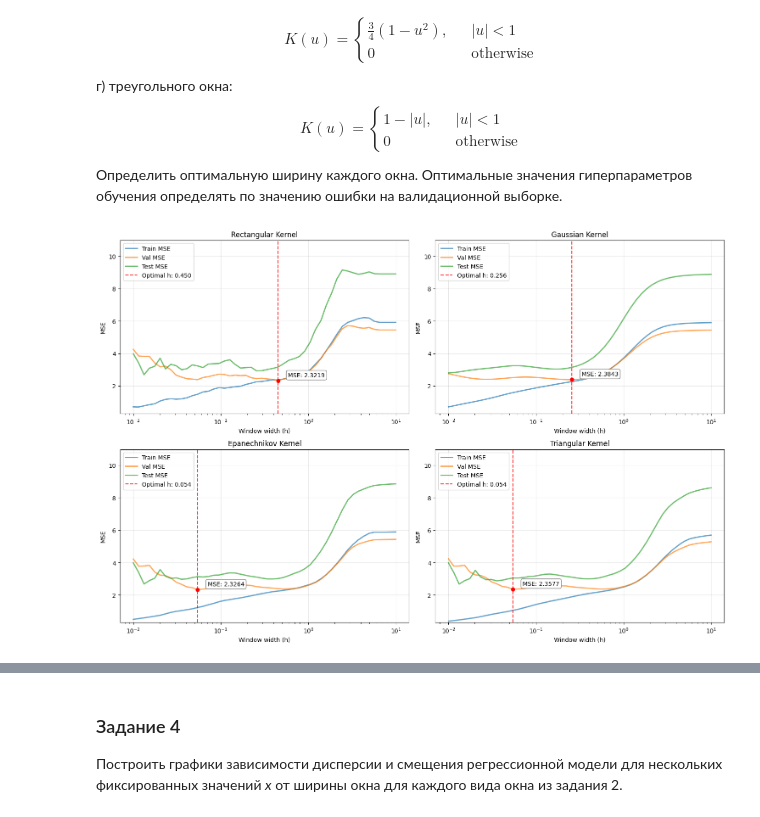
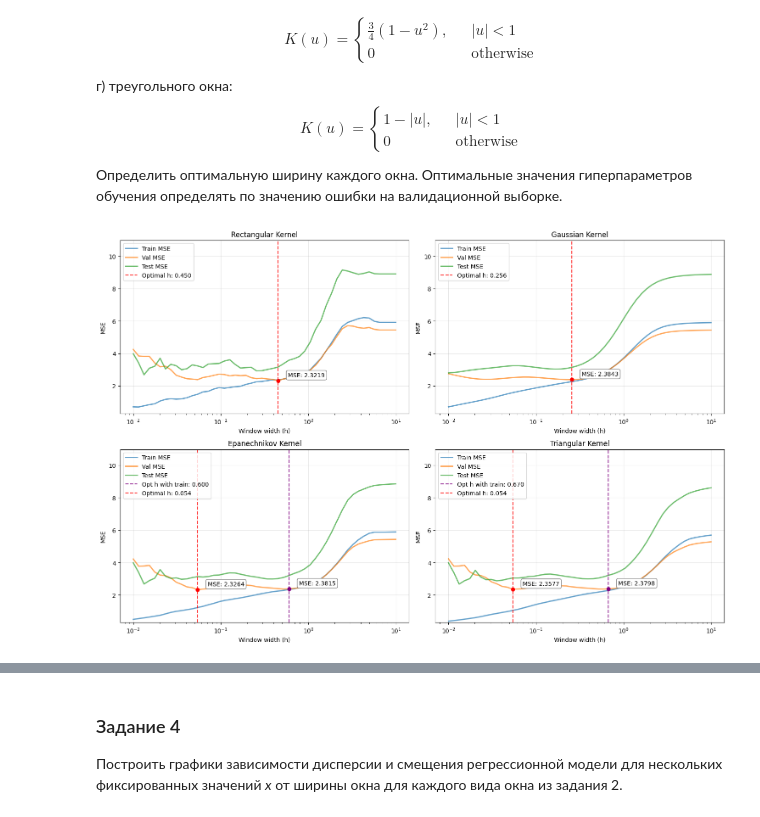
Before and after one commit to nekit2-002/ml-labs, a Jupyter notebook: laba3/laba3.ipynb, the cells around one changed output, grey strips where cells are left out. Cells and saved outputs as stored; diff of their text form; code cells hidden in the pictures.

```diff
--- a/laba3/laba3.ipynb
+++ b/laba3/laba3.ipynb
@@ -111,24 +87,14 @@ val_data.describe()
 в) 50
 # %%
 def fit_bin_regression(train_df, n_bins):
-    """Создание модели биновой регрессии"""
-    # Создаем интервалы с метками
     bins = pd.cut(train_df.iloc[:, 0], bins=n_bins)
-
-    # Сохраняем границы интервалов для предсказаний
     bin_edges = bins.cat.categories.right.to_numpy()
-
-    # Рассчитываем средние значения
     bin_means = train_df.groupby(bins, observed=False)[train_df.columns[1]].mean()
 
     return bin_means, bin_edges
 # %%
 def predict_bin_regression(x_values, bin_means, bin_edges):
-    """Предсказание значений по биновой модели"""
-    # Определяем принадлежность к бинам через границы
     bin_indices = np.digitize(x_values, bin_edges, right=False) - 1
-
-    # Ограничиваем индексы в допустимых пределах
     bin_indices = np.clip(bin_indices, 0, len(bin_means)-1)
 
     return bin_means.iloc[bin_indices].values
@@ -342,35 +302,59 @@ for i, kernel in enumerate(kernels, 1):
     plt.plot(subset['h'], subset['val_mse'], label='Val MSE', lw=2, alpha=0.7)
     plt.plot(subset['h'], subset['test_mse'], label='Test MSE', lw=2, alpha=0.7)
 
-    # Находим оптимальные значения
+    # оптимальные значения
     optimal_row = subset.loc[subset['val_mse'].idxmin()]
     optimal_h = optimal_row['h']
     optimal_mse = optimal_row['val_mse']
 
     plt.scatter(optimal_h, optimal_mse, color='red', zorder=5)
     plt.annotate(
     f'MSE: {optimal_mse:.4f}',
     xy=(optimal_h, optimal_mse),
     xytext=(optimal_h*1.3, optimal_mse*1.1),
-    # arrowprops=dict(arrowstyle="->", color='black', lw=0.8),
     bbox=dict(boxstyle="round", fc="white", ec="gray")
     )
 
-    # Вертикальная линия и аннотация
+    if kernel == 'epanechnikov':
+        h = 0.6
+        err = calc_mse_with_kernel(val_data, h, kernel)
+        plt.scatter(h, err, color='purple', zorder=5)
+        plt.annotate(
+            f'MSE: {err:.4f}',
+            xy=(h, err),
+            xytext=(h*1.3, err*1.1),
+            bbox=dict(boxstyle="round", fc="white", ec="gray")
+        )
+
+        plt.axvline(h, color='purple', linestyle='--',
+                linewidth=1.5, alpha=0.8, label=f'Opt h with train: {h:.3f}')
+    if kernel == 'triangular':
+        h = 0.67
+        err = calc_mse_with_kernel(val_data, h, kernel)
+        plt.scatter(h, err, color='purple', zorder=5)
+        plt.annotate(
+            f'MSE: {err:.4f}',
+            xy=(h, err),
+            xytext=(h*1.3, err*1.1),
+            bbox=dict(boxstyle="round", fc="white", ec="gray")
+        )
+
+        plt.axvline(h, color='purple', linestyle='--',
+                linewidth=1.5, alpha=0.8, label=f'Opt h with train: {h:.3f}')
+
     plt.axvline(optimal_h, color='red', linestyle='--',
                 linewidth=1.5, alpha=0.8, label=f'Optimal h: {optimal_h:.3f}')
 
-    # Единые настройки
     plt.xscale('log')
     # plt.yscale('log')
     plt.ylim(global_y_min, global_y_max)
     plt.title(f'{kernel.capitalize()} Kernel')
     plt.xlabel('Window width (h)')
     plt.ylabel('MSE')
     plt.legend()
     plt.grid(True, alpha=0.3)
 
 plt.tight_layout()
 plt.show()
 # %% [output]
-[figure, old version]
+[figure, new version]
```
Also changed, not shown: parts of 15 cells of this notebook.
